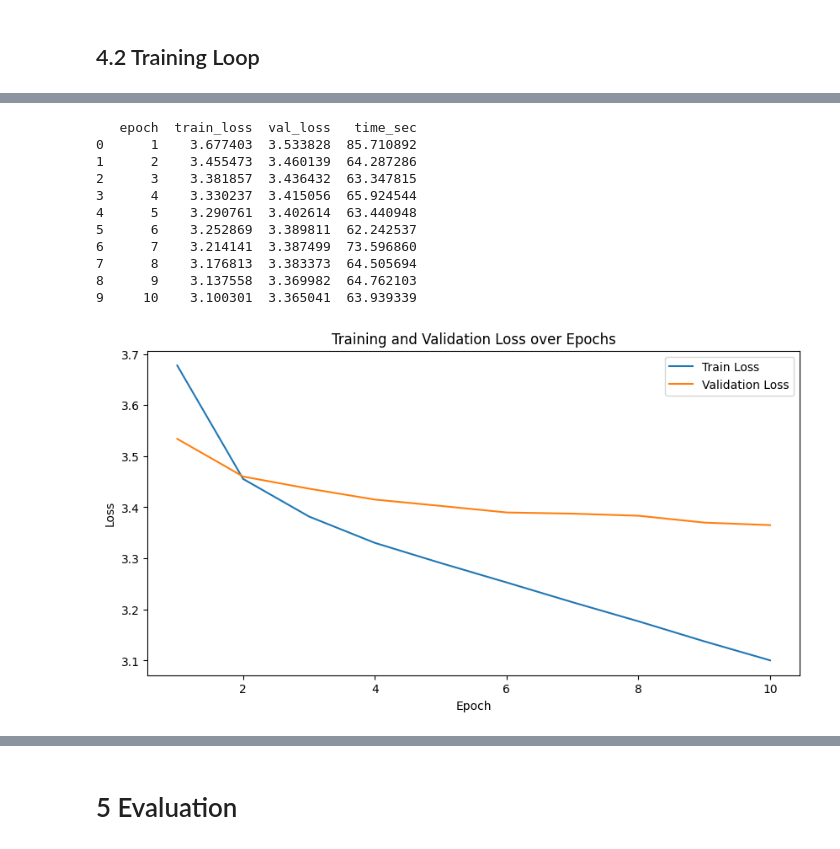
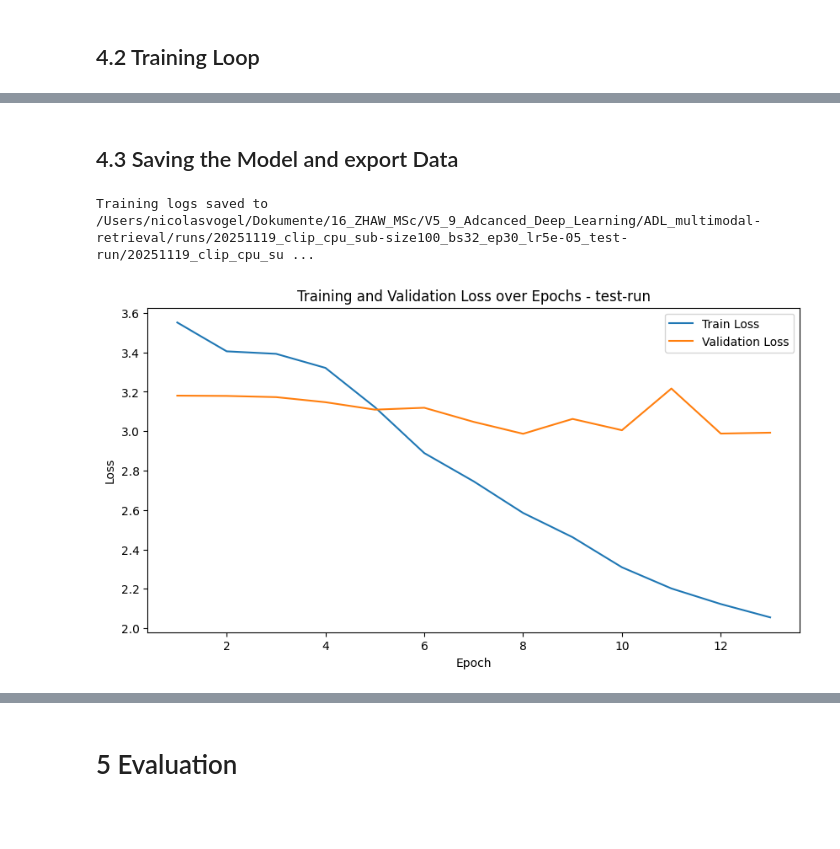
Before and after one commit to Nivocoegi/ADL_multimodal-retrieval, a Jupyter notebook: notebooks/ADL_multimodel_retrieval.ipynb, the cells around one changed output, grey strips where cells are left out. Saved outputs shown, nothing was run; the diff lists cells and outputs as text; code cells hidden in the pictures; blank space fills up the shorter version.

```diff
--- a/notebooks/ADL_multimodel_retrieval.ipynb
+++ b/notebooks/ADL_multimodel_retrieval.ipynb
@@ -30,7 +96,7 @@ from collections import Counter # to count word frequencies
 # %%
-# helperfunctions
+# ================== Helperfunctions ======================== #
 
-# find project root
+# ========= find project root
 def find_project_root(start: Path = Path.cwd()):
     """Find the project root directory by looking for common markers."""
     # look for common project markers and return the first match
@@ -39,10 +105,10 @@ def find_project_root(start: Path = Path.cwd()):
             return p.resolve()
     return Path.cwd().resolve()
 
-# compile model filename
-def compile_filename(device, batch, epochs, lr, description):
+# ========== compile model filename
+def compile_filename(subset_size, device, batch, epochs, lr, description):
     today = datetime.now().strftime("%Y%m%d")
-    file_name = f"{today}_clip_{device}_bs{batch}_ep{epochs}_lr{lr}_{description}.pth"
+    file_name = f"{today}_clip_{device}_sub-size{subset_size}_bs{batch}_ep{epochs}_lr{lr}_{description}"
     return file_name
 # %% [markdown]
 ## 1.2 Funcitonality Pre-settings
@@ -444,0 +569,4 @@ KeyboardInterrupt:
+# %%
+# train model
+if not hyperparameter_tuning:
+    logs = train_model(model, train_loader, val_loader, loss_fn, optimizer, epochs, filename, patience=5)
@@ -445,26 +583,28 @@ KeyboardInterrupt:
+# %% [markdown]
+## 4.3 Saving the Model and export Data
 # %%
-print(logs)
+# save logs to csv
+if not hyperparameter_tuning:
+    if save_model:
+        model_file = RUNS_DIR / filename / f"{filename}_logs.csv"
+        logs.to_csv(model_file, index=False)
+        print(f"Training logs saved to {model_file}")
 # %% [output]
-   epoch  train_loss  val_loss   time_sec
-0      1    3.677403  3.533828  85.710892
-1      2    3.455473  3.460139  64.287286
-2      3    3.381857  3.436432  63.347815
-3      4    3.330237  3.415056  65.924544
-4      5    3.290761  3.402614  63.440948
-5      6    3.252869  3.389811  62.242537
-6      7    3.214141  3.387499  73.596860
-7      8    3.176813  3.383373  64.505694
-8      9    3.137558  3.369982  64.762103
-9     10    3.100301  3.365041  63.939339
+Training logs saved to /Users/nicolasvogel/Dokumente/16_ZHAW_MSc/V5_9_Adcanced_Deep_Learning/ADL_multimodal-retrieval/runs/20251119_clip_cpu_sub-size100_bs32_ep30_lr5e-05_test-run/20251119_clip_cpu_su ...
 # %%
 # plot training results
-fig, ax = plt.subplots(figsize=(10, 5))
-ax.plot(logs["epoch"], logs["train_loss"], label="Train Loss")
-ax.plot(logs["epoch"], logs["val_loss"], label="Validation Loss")
-ax.set_xlabel("Epoch")
-ax.set_ylabel("Loss")
-ax.set_title("Training and Validation Loss over Epochs")
-ax.legend()
-plt.show()
+if not hyperparameter_tuning:
+    fig, ax = plt.subplots(figsize=(10, 5))
+    ax.plot(logs["epoch"], logs["train_loss"], label="Train Loss")
+    ax.plot(logs["epoch"], logs["val_loss"], label="Validation Loss")
+    ax.set_xlabel("Epoch")
+    ax.set_ylabel("Loss")
+    ax.set_title(f"Training and Validation Loss over Epochs - {run_name}")
+    ax.legend()
+    if save_plot:
+        plot_file = RUNS_DIR / filename / f"{filename}_loss-plot.png"
+        plt.savefig(plot_file)
+    if show_plot:
+        plt.show()
 # %% [output]
-[figure, old version]
+[figure, new version]
```
Also changed, not shown: parts of 18 cells of this notebook, 3 other files.
